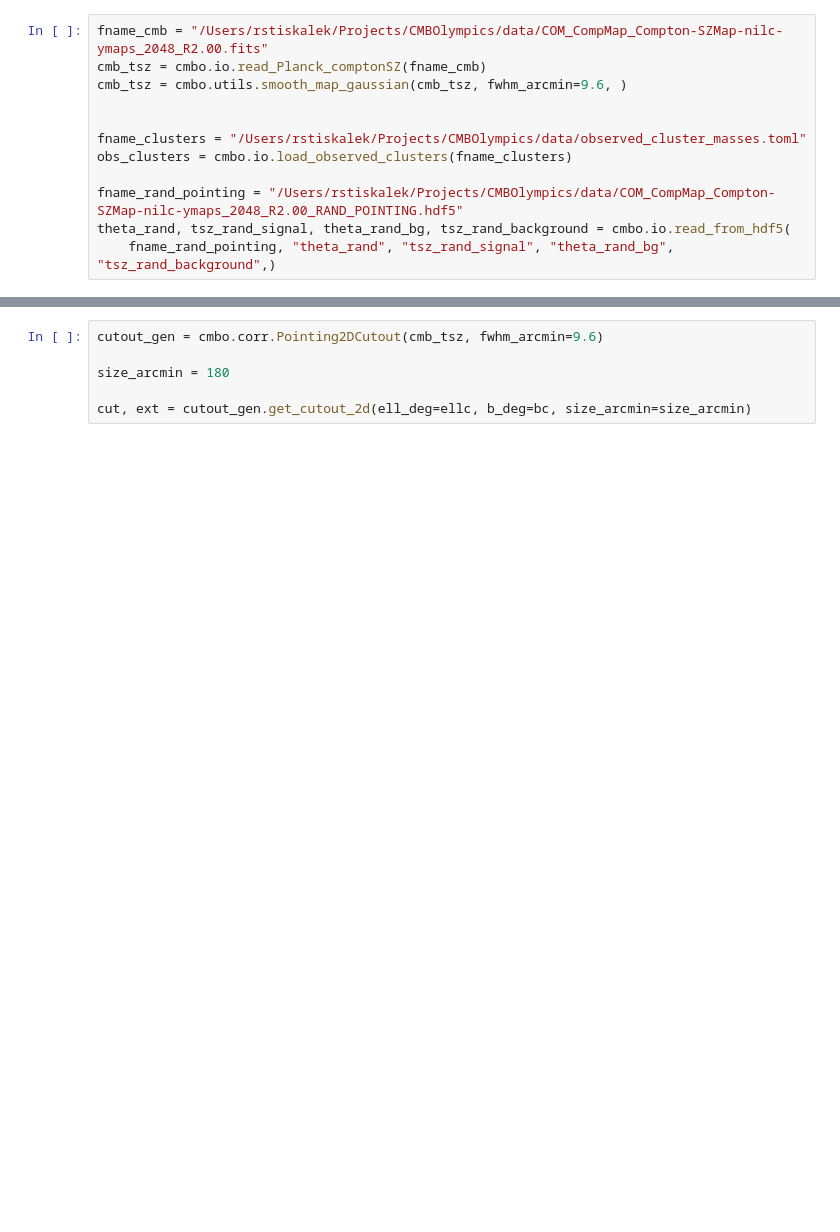
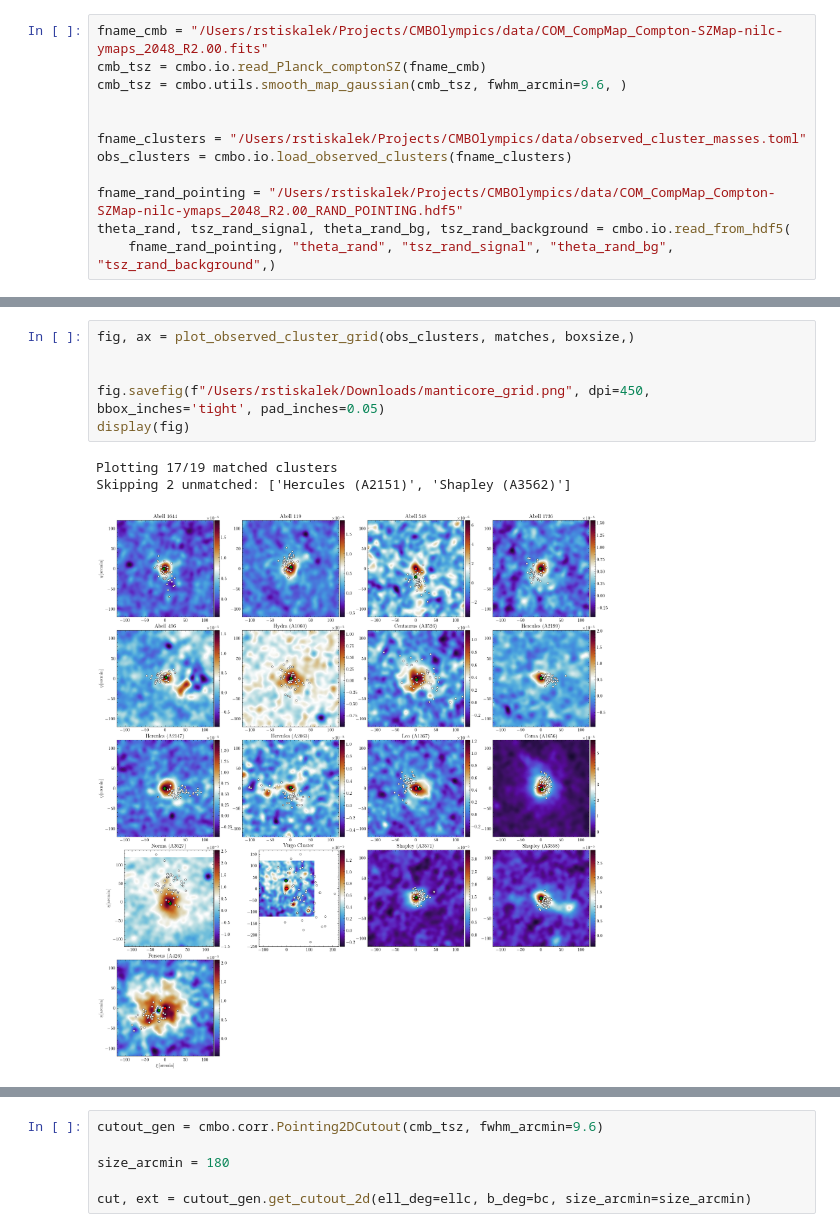
Before and after one commit to Richard-Sti/CMBOlympics, a Jupyter notebook: notebooks/single_clusters.ipynb, the cells around one changed output, grey strips where cells are left out. Drawn from its saved outputs; the diff is of its cells as text; blank space fills up the shorter version.

```diff
--- a/notebooks/single_clusters.ipynb
+++ b/notebooks/single_clusters.ipynb
@@ -145,0 +109,10 @@ array([14.96177918, 14.9730185 , 14.98287588, 14.98039075, 14.9599935 ,
+# %%
+fig, ax = plot_observed_cluster_grid(obs_clusters, matches, boxsize,)
+
+
+fig.savefig(f"/Users/rstiskalek/Downloads/manticore_grid.png", dpi=450, bbox_inches='tight', pad_inches=0.05)
+display(fig)
+# %% [output]
+Plotting 17/19 matched clusters
+Skipping 2 unmatched: ['Hercules (A2151)', 'Shapley (A3562)']
+[figure, added]
```
Also changed, not shown: parts of 18 cells of this notebook.
